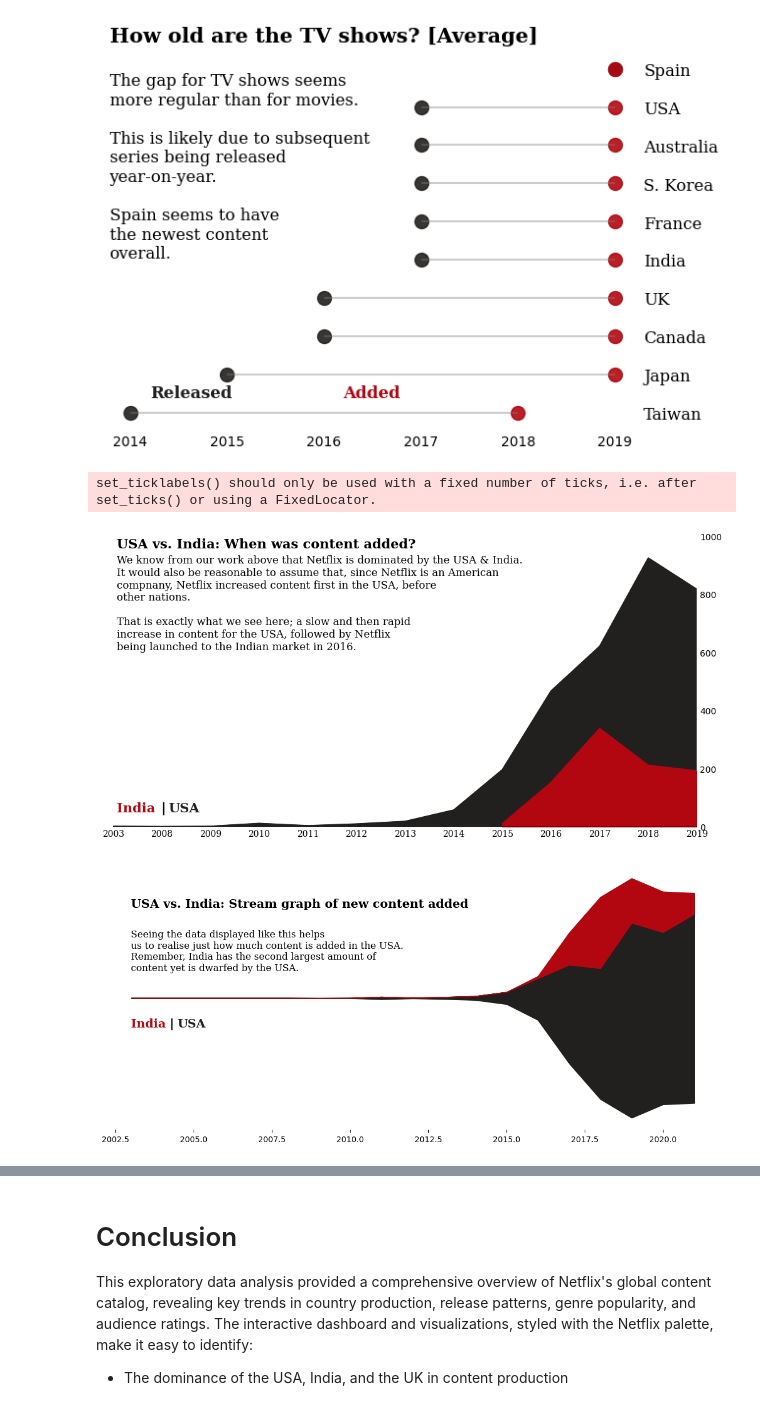
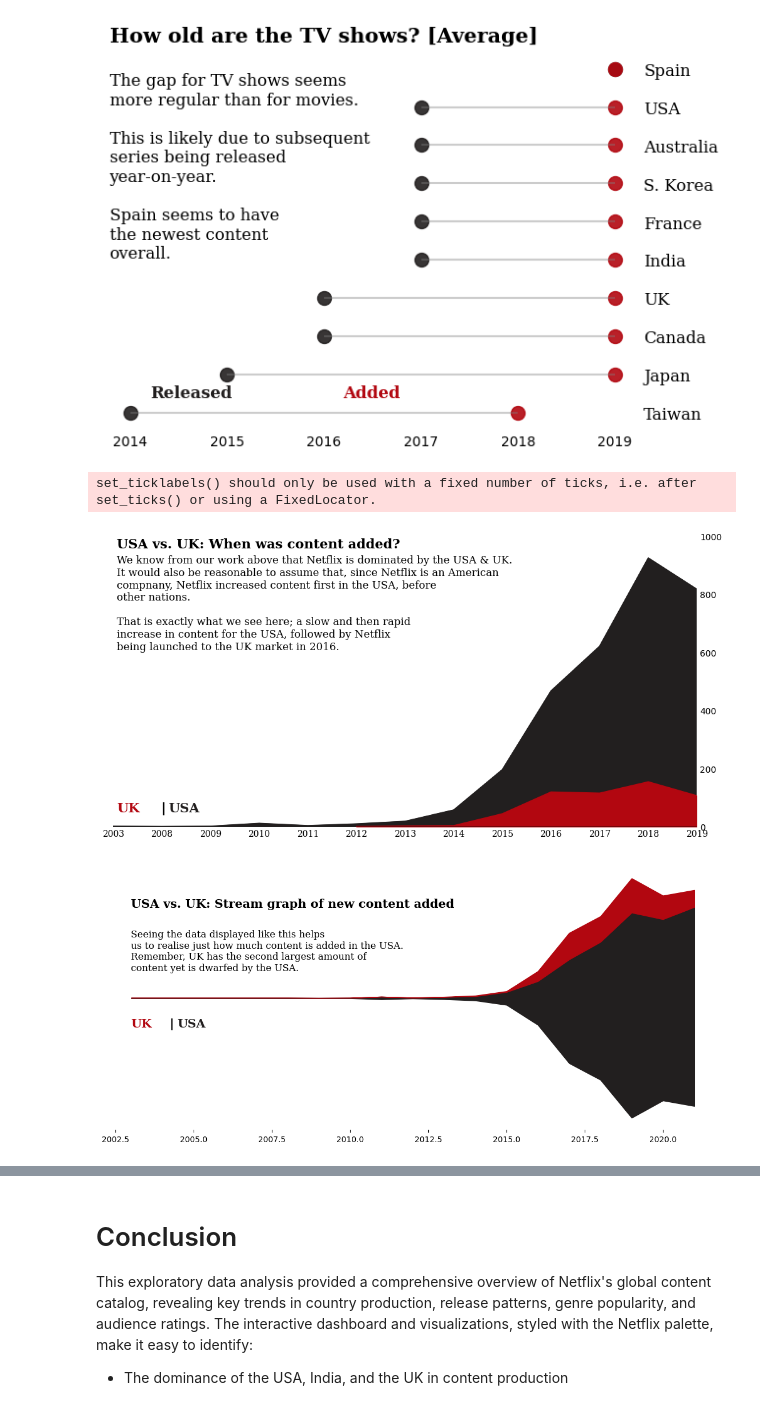
Before and after one commit to hongwei-cai/Netflix-Data-Wrangling-Exploration-Metadata-Enrichment, a Jupyter notebook: exploratory_data_analysis_and_visualization.ipynb, the cells around one changed output, grey strips where cells are left out. Cells and saved outputs as stored; diff of their text form; code cells hidden in the pictures.

```diff
--- a/exploratory_data_analysis_and_visualization.ipynb
+++ b/exploratory_data_analysis_and_visualization.ipynb
@@ -939,9 +939,9 @@ plt.show()
 # %% [output]
 [figure]
 # %%
-us_ind = df[(df['first_country'] == 'USA') | (df['first_country'] == 'India' )]
+us_ind = df[(df['first_country'] == 'USA') | (df['first_country'] == 'UK' )]
 
-data_sub = df.groupby('first_country')['year_added'].value_counts().unstack().fillna(0).loc[['USA','India']].cumsum(axis=0).T
+data_sub = df.groupby('first_country')['year_added'].value_counts().unstack().fillna(0).loc[['USA','UK']].cumsum(axis=0).T
 # %%
 fig, ax = plt.subplots(1, 1, figsize=(12, 6))
 color = ['#221f1f', '#b20710','#f5f5f1']
@@ -965,37 +965,37 @@ ax.axhline(y = 0, color = 'black', linewidth = 1.3, alpha = .4)
 #ax.legend(loc='upper left')
 for s in ['top', 'right','bottom','left']:
     ax.spines[s].set_visible(False)
 
 ax.grid(False)
 ax.set_xticklabels(data_sub.index, fontfamily='serif', rotation=0)
 ax.margins(x=0) # remove white spaces next to margins
 
 ax.set_xlim(2008,2020)
 plt.xticks(np.arange(2008, 2021, 1))
 
-fig.text(0.13, 0.85, 'USA vs. India: When was content added?', fontsize=15, fontweight='bold', fontfamily='serif')
+fig.text(0.13, 0.85, 'USA vs. UK: When was content added?', fontsize=15, fontweight='bold', fontfamily='serif')
 fig.text(0.13, 0.58,
 '''
-We know from our work above that Netflix is dominated by the USA & India.
+We know from our work above that Netflix is dominated by the USA & UK.
 It would also be reasonable to assume that, since Netflix is an American
 compnany, Netflix increased content first in the USA, before
 other nations.
 
 That is exactly what we see here; a slow and then rapid
 increase in content for the USA, followed by Netflix
-being launched to the Indian market in 2016.'''
+being launched to the UK market in 2016.'''
 
 , fontsize=12, fontweight='light', fontfamily='serif')
 
-fig.text(0.13,0.15,"India", fontweight="bold", fontfamily='serif', fontsize=15, color='#b20710')
+fig.text(0.13,0.15,"UK", fontweight="bold", fontfamily='serif', fontsize=15, color='#b20710')
 fig.text(0.188,0.15,"|", fontweight="bold", fontfamily='serif', fontsize=15, color='black')
 fig.text(0.198,0.15,"USA", fontweight="bold", fontfamily='serif', fontsize=15, color='#221f1f')
 
 ax.tick_params(axis=u'both', which=u'both',length=0)
 
-plt.savefig('figures/USA_vs_India_When_was_content_added.png', bbox_inches='tight', dpi=300)
+plt.savefig('figures/USA_vs_UK_When_was_content_added.png', bbox_inches='tight', dpi=300)
 plt.show()
 # %% [output]
 set_ticklabels() should only be used with a fixed number of ticks, i.e. after set_ticks() or using a FixedLocator.
-[figure, old version]
+[figure, new version]
 # %%
@@ -1022,26 +1022,26 @@ ax.set_yticks([])
 #ax.legend(loc='upper left')
 ax.grid(False)
 
-fig.text(0.16, 0.76, 'USA vs. India: Stream graph of new content added', fontsize=15, fontweight='bold', fontfamily='serif')
+fig.text(0.16, 0.76, 'USA vs. UK: Stream graph of new content added', fontsize=15, fontweight='bold', fontfamily='serif')
 fig.text(0.16, 0.575,
 '''
 Seeing the data displayed like this helps
 us to realise just how much content is added in the USA.
-Remember, India has the second largest amount of
+Remember, UK has the second largest amount of
 content yet is dwarfed by the USA.'''
 
 , fontsize=12, fontweight='light', fontfamily='serif')
 
-fig.text(0.16,0.41,"India", fontweight="bold", fontfamily='serif', fontsize=15, color='#b20710')
+fig.text(0.16,0.41,"UK", fontweight="bold", fontfamily='serif', fontsize=15, color='#b20710')
 fig.text(0.208,0.41,"|", fontweight="bold", fontfamily='serif', fontsize=15, color='black')
 fig.text(0.218,0.41,"USA", fontweight="bold", fontfamily='serif', fontsize=15, color='#221f1f')
 
 ax.tick_params(axis=u'y', which=u'both',length=0)
 
-plt.savefig('figures/USA_vs_India_Stream_graph_of_new_content_added.png', bbox_inches='tight', dpi=300)
+plt.savefig('figures/USA_vs_UK_Stream_graph_of_new_content_added.png', bbox_inches='tight', dpi=300)
 plt.show()
 # %% [output]
-[figure, old version]
+[figure, new version]
 # %%
 # Simple Interactive Dashboard
 # Prepare data for each subplot
```
Also changed, not shown: parts of 2 cells of this notebook, 5 other files.
